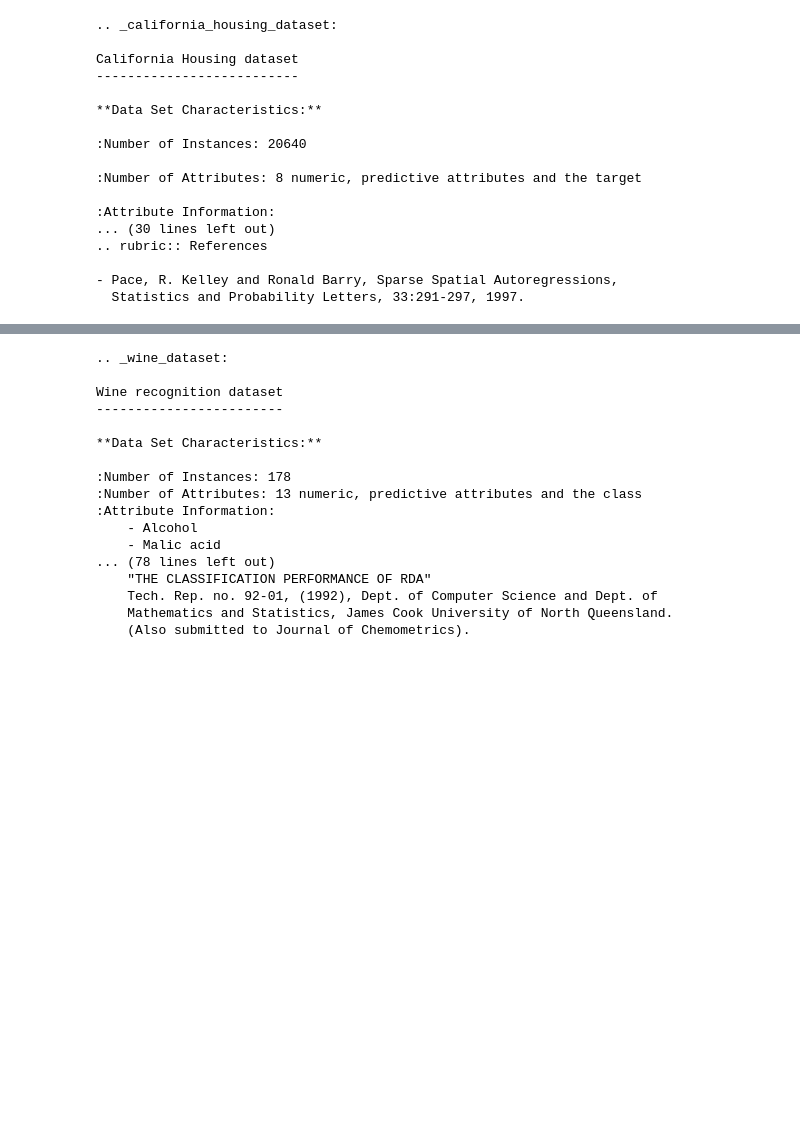
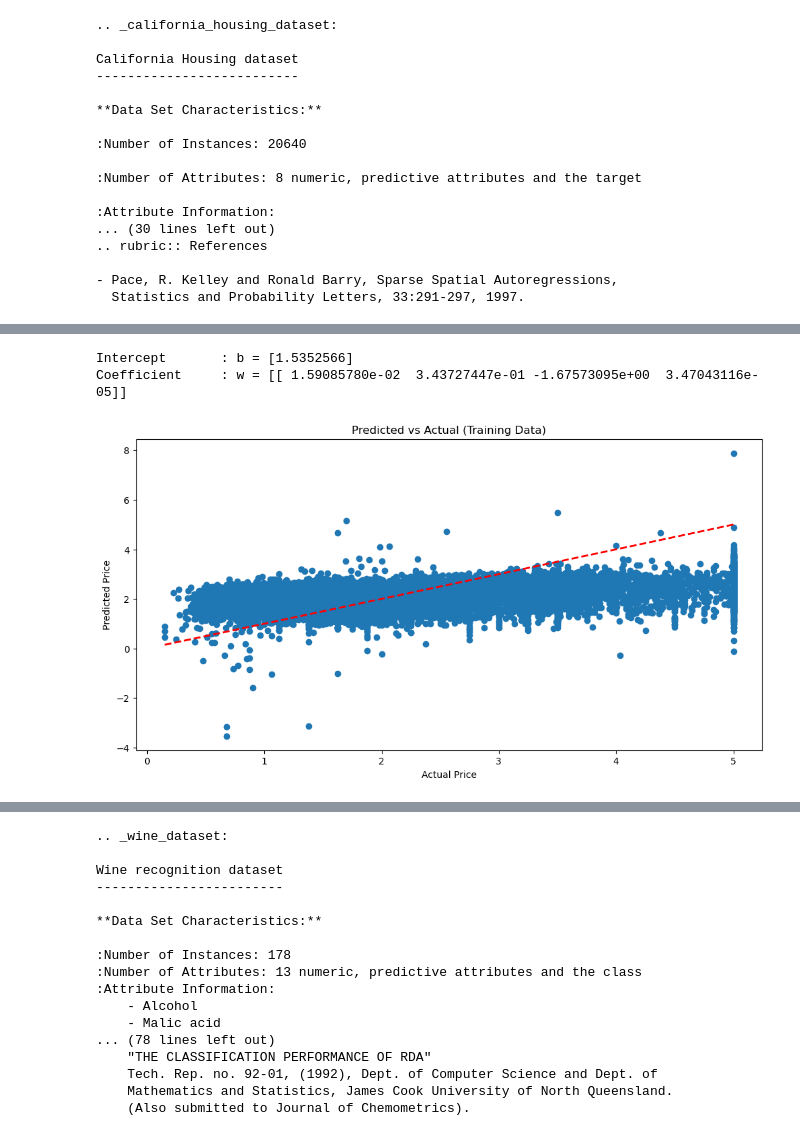
Before and after one commit to EvanAngQiXuan/IntroToMLAsg1, a Jupyter notebook: asg1_p1.ipynb, the cells around one changed output, grey strips where cells are left out. Drawn from its saved outputs; the diff is of its cells as text; code cells hidden in the pictures; blank space fills up the shorter version.

```diff
--- a/asg1_p1.ipynb
+++ b/asg1_p1.ipynb
@@ -94,0 +93,32 @@ KeyError: "None of [Index(['HouseAge', 'AveRooms', 'AveBedrms', 'Population'], d
+# %%
+from sklearn.model_selection import train_test_split
+
+x_train = x_housing[:15000]
+y_train = y_housing[:15000]
+x_test = x_housing[5640:]
+y_test = y_housing[5640:]
+
+x_train, x_test, y_train, y_test = train_test_split(x_housing, y_housing, test_size = 5640, random_state = 42)
+# %%
+from sklearn.linear_model import LinearRegression
+
+linreg = LinearRegression()
+linreg.fit(x_train, y_train)
+
+print('Intercept \t: b =', linreg.intercept_)
+print('Coefficient \t: w =', linreg.coef_)
+# %% [output]
+Intercept       : b = [1.5352566]
+Coefficient     : w = [[ 1.59085780e-02  3.43727447e-01 -1.67573095e+00  3.47043116e-05]]
+# %%
+y_train_predict = linreg.predict(x_train)
+
+plt.figure(figsize = (12, 6))
+plt.scatter(y_train, y_train_predict)
+plt.plot([y_train.min(), y_train.max()], [y_train.min(), y_train.max()], 'r--', linewidth = 2)
+plt.xlabel('Actual Price')
+plt.ylabel('Predicted Price')
+plt.title('Predicted vs Actual (Training Data)')
+plt.show()
+# %% [output]
+[figure, added]
```
Also changed, not shown: parts of 4 cells of this notebook.
